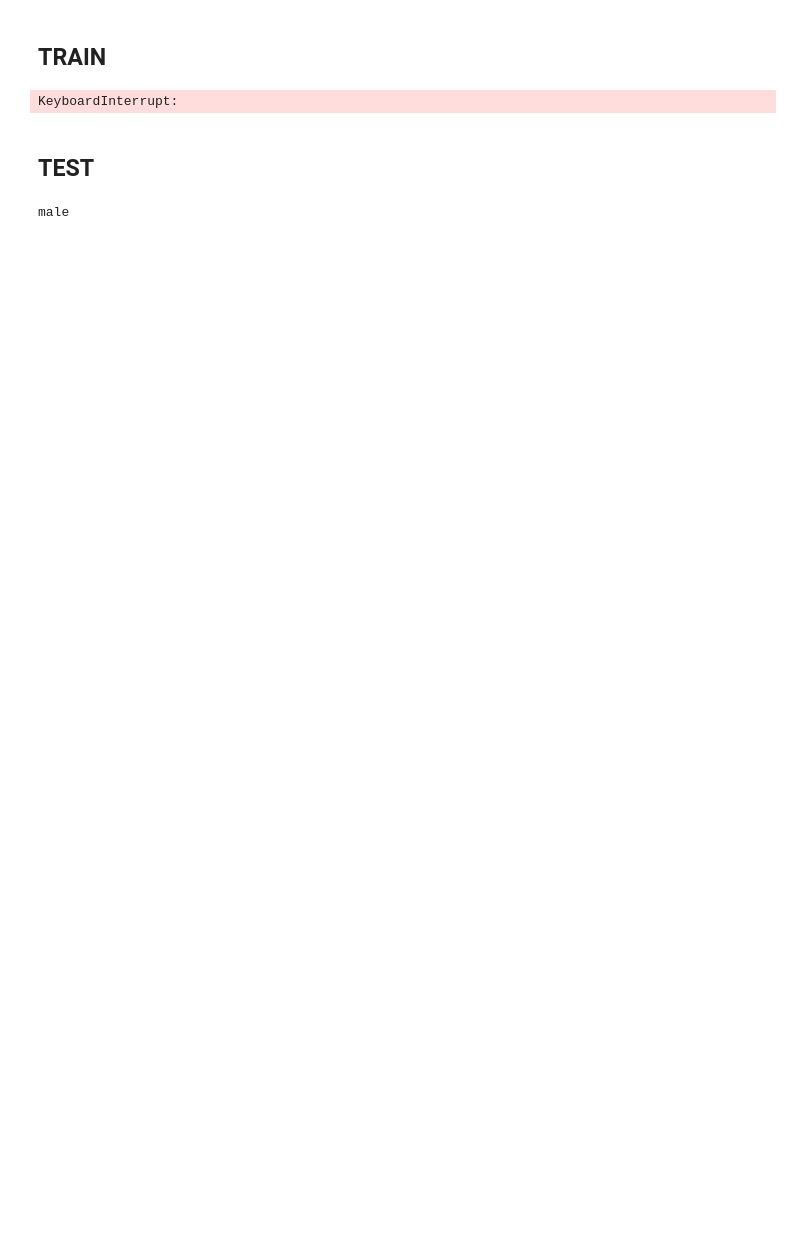
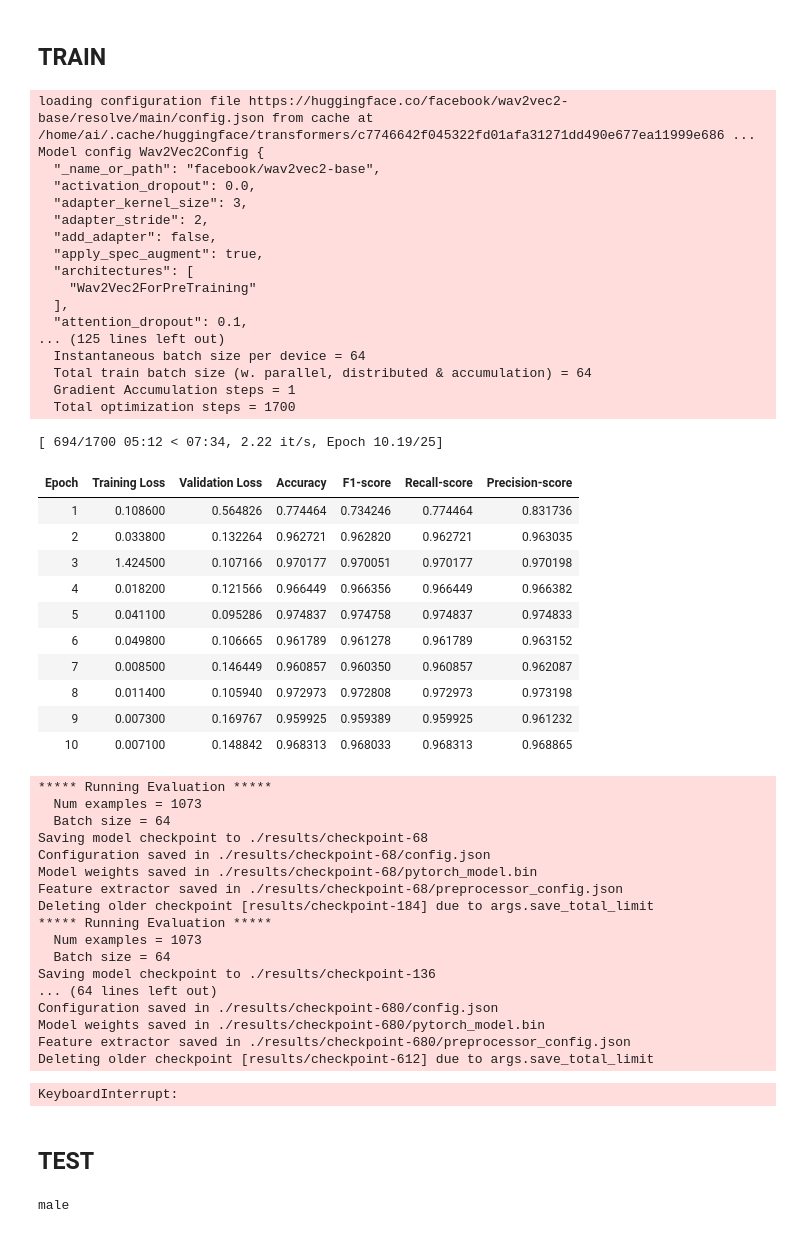
Before and after one commit to pooya-mohammadi/audio-classification-pytorch, a Jupyter notebook: wav2vec2/gender_recognition.ipynb, the cells around one changed output. Saved outputs shown, nothing was run; the diff lists cells and outputs as text; code cells hidden in the pictures; blank space fills up the shorter version.

```diff
--- a/wav2vec2/gender_recognition.ipynb
+++ b/wav2vec2/gender_recognition.ipynb
@@ -106,7 +126,7 @@ import torch
 from transformers import EarlyStoppingCallback
 early_stopping = EarlyStoppingCallback(early_stopping_patience=5)
 
-train_bs = 32
+train_bs = 64
 epochs = 25
 lr = 5e-5
 lrf = lr
@@ -126,35 +146,81 @@ training_args = TrainingArguments(
     report_to="tensorboard",
     load_best_model_at_end=True,
     save_total_limit=1,
     metric_for_best_model='loss',
     per_device_train_batch_size = train_bs,
     per_device_eval_batch_size = 64,
     logging_steps=1,
 )
 
 optimizer = torch.optim.AdamW(model.parameters(), lr=lr)
-scheduler = torch.optim.lr_scheduler.LambdaLR(optimizer, warmup_cosine(total_steps//10,
+scheduler = torch.optim.lr_scheduler.LambdaLR(optimizer, warmup_cosine(100,
                                                                        max_lr=lr,
                                                                        total_steps=total_steps,
                                                                        optimizer_lr=lr,
                                                                        min_lr=1e-6))
 # reduce lr with a cosine annealing if total_steps is set to total_steps
 # scheduler = torch.optim.lr_scheduler.CosineAnnealingLR(optimizer, T_max=total_steps)
 
 trainer = Trainer(
     model=model,
     args=training_args,
     train_dataset=encoded_dataset["train"],
     eval_dataset=encoded_dataset["test"],
     tokenizer=feature_extractor,
     compute_metrics=compute_metrics,
     optimizers=(optimizer, scheduler)
 )
 
 trainer.train()
 trainer.save_model(os.path.join(output_dir, "best"))
 # %% [output]
-KeyboardInterrupt:
+loading configuration file https://huggingface.co/facebook/wav2vec2-base/resolve/main/config.json from cache at /home/ai/.cache/huggingface/transformers/c7746642f045322fd01afa31271dd490e677ea11999e686 ...
+Model config Wav2Vec2Config {
+  "_name_or_path": "facebook/wav2vec2-base",
+  "activation_dropout": 0.0,
+  "adapter_kernel_size": 3,
+  "adapter_stride": 2,
+  "add_adapter": false,
+  "apply_spec_augment": true,
+  "architectures": [
+    "Wav2Vec2ForPreTraining"
+  ],
+  "attention_dropout": 0.1,
+... (125 lines left out)
+  Instantaneous batch size per device = 64
+  Total train batch size (w. parallel, distributed & accumulation) = 64
+  Gradient Accumulation steps = 1
+  Total optimization steps = 1700
+[ 694/1700 05:12 < 07:34, 2.22 it/s, Epoch 10.19/25]
+| Epoch | Training Loss | Validation Loss | Accuracy | F1-score | Recall-score | Precision-score |
+| 1 | 0.108600 | 0.564826 | 0.774464 | 0.734246 | 0.774464 | 0.831736 |
+| 2 | 0.033800 | 0.132264 | 0.962721 | 0.962820 | 0.962721 | 0.963035 |
+| 3 | 1.424500 | 0.107166 | 0.970177 | 0.970051 | 0.970177 | 0.970198 |
+| 4 | 0.018200 | 0.121566 | 0.966449 | 0.966356 | 0.966449 | 0.966382 |
+| 5 | 0.041100 | 0.095286 | 0.974837 | 0.974758 | 0.974837 | 0.974833 |
+| 6 | 0.049800 | 0.106665 | 0.961789 | 0.961278 | 0.961789 | 0.963152 |
+| 7 | 0.008500 | 0.146449 | 0.960857 | 0.960350 | 0.960857 | 0.962087 |
+| 8 | 0.011400 | 0.105940 | 0.972973 | 0.972808 | 0.972973 | 0.973198 |
+| 9 | 0.007300 | 0.169767 | 0.959925 | 0.959389 | 0.959925 | 0.961232 |
+| 10 | 0.007100 | 0.148842 | 0.968313 | 0.968033 | 0.968313 | 0.968865 |
+***** Running Evaluation *****
+  Num examples = 1073
+  Batch size = 64
+Saving model checkpoint to ./results/checkpoint-68
+Configuration saved in ./results/checkpoint-68/config.json
+Model weights saved in ./results/checkpoint-68/pytorch_model.bin
+Feature extractor saved in ./results/checkpoint-68/preprocessor_config.json
+Deleting older checkpoint [results/checkpoint-184] due to args.save_total_limit
+***** Running Evaluation *****
+  Num examples = 1073
+  Batch size = 64
+Saving model checkpoint to ./results/checkpoint-136
+... (64 lines left out)
+Configuration saved in ./results/checkpoint-680/config.json
+Model weights saved in ./results/checkpoint-680/pytorch_model.bin
+Feature extractor saved in ./results/checkpoint-680/preprocessor_config.json
+Deleting older checkpoint [results/checkpoint-612] due to args.save_total_limit
+KeyboardInterrupt:
 # %% [markdown]
 ## TEST
 # %%
```
Also changed, not shown: parts of 5 cells of this notebook.
